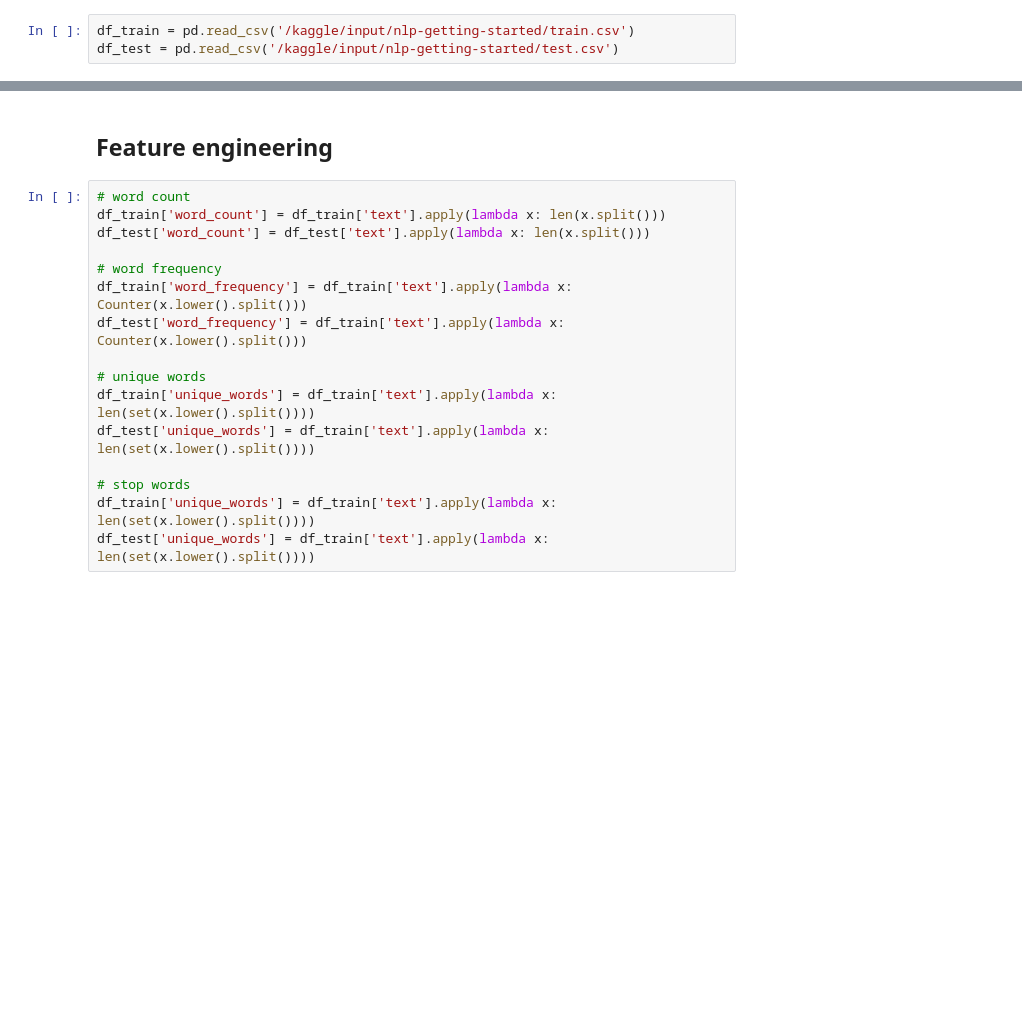
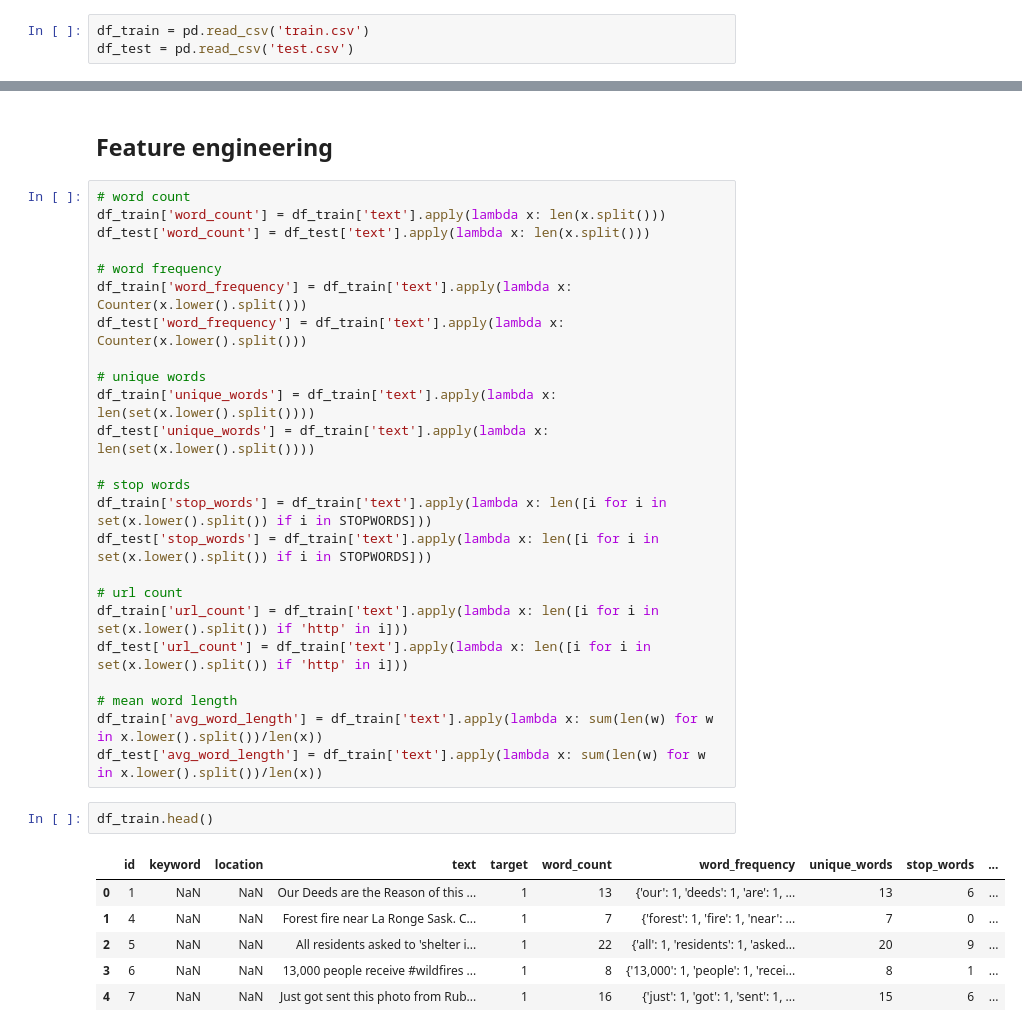
Before and after one commit to malwaredllc/kaggle-competitions, a Jupyter notebook: nlp-with-disaster-tweets/nltk-bert.ipynb, the cells around one changed output, grey strips where cells are left out. Drawn from its saved outputs; the diff is of its cells as text; blank space fills up the shorter version.

```diff
--- a/nlp-with-disaster-tweets/nltk-bert.ipynb
+++ b/nlp-with-disaster-tweets/nltk-bert.ipynb
@@ -32,6 +28,6 @@ for dirname, _, filenames in os.walk('/kaggle/input'):
 # %%
-df_train = pd.read_csv('/kaggle/input/nlp-getting-started/train.csv')
-df_test = pd.read_csv('/kaggle/input/nlp-getting-started/test.csv')
+df_train = pd.read_csv('train.csv')
+df_test = pd.read_csv('test.csv')
 # %%
 df_train.head()
 # %% [output]
@@ -82,5 +83,22 @@ df_train['unique_words'] = df_train['text'].apply(lambda x: len(set(x.lower().sp
 df_test['unique_words'] = df_train['text'].apply(lambda x: len(set(x.lower().split())))
 
 # stop words
-df_train['unique_words'] = df_train['text'].apply(lambda x: len(set(x.lower().split())))
-df_test['unique_words'] = df_train['text'].apply(lambda x: len(set(x.lower().split())))
+df_train['stop_words'] = df_train['text'].apply(lambda x: len([i for i in set(x.lower().split()) if i in STOPWORDS]))
+df_test['stop_words'] = df_train['text'].apply(lambda x: len([i for i in set(x.lower().split()) if i in STOPWORDS]))
+
+# url count
+df_train['url_count'] = df_train['text'].apply(lambda x: len([i for i in set(x.lower().split()) if 'http' in i]))
+df_test['url_count'] = df_train['text'].apply(lambda x: len([i for i in set(x.lower().split()) if 'http' in i]))
+
+# mean word length
+df_train['avg_word_length'] = df_train['text'].apply(lambda x: sum(len(w) for w in x.lower().split())/len(x))
+df_test['avg_word_length'] = df_train['text'].apply(lambda x: sum(len(w) for w in x.lower().split())/len(x))
+# %%
+df_train.head()
+# %% [output]
+|  | id | keyword | location | text | target | word_count | word_frequency | unique_words | stop_words | ... |
+| 0 | 1 | NaN | NaN | Our Deeds are the Reason of this ... | 1 | 13 | {'our': 1, 'deeds': 1, 'are': 1, ... | 13 | 6 | ... |
+| 1 | 4 | NaN | NaN | Forest fire near La Ronge Sask. C... | 1 | 7 | {'forest': 1, 'fire': 1, 'near': ... | 7 | 0 | ... |
+| 2 | 5 | NaN | NaN | All residents asked to 'shelter i... | 1 | 22 | {'all': 1, 'residents': 1, 'asked... | 20 | 9 | ... |
+| 3 | 6 | NaN | NaN | 13,000 people receive #wildfires ... | 1 | 8 | {'13,000': 1, 'people': 1, 'recei... | 8 | 1 | ... |
+| 4 | 7 | NaN | NaN | Just got sent this photo from Rub... | 1 | 16 | {'just': 1, 'got': 1, 'sent': 1, ... | 15 | 6 | ... |
```
Also changed, not shown: parts of 3 cells of this notebook.
